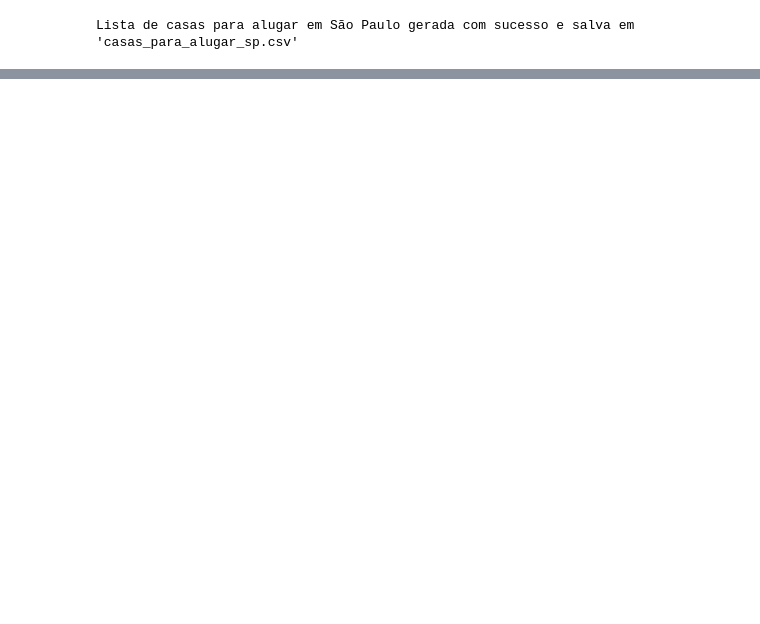
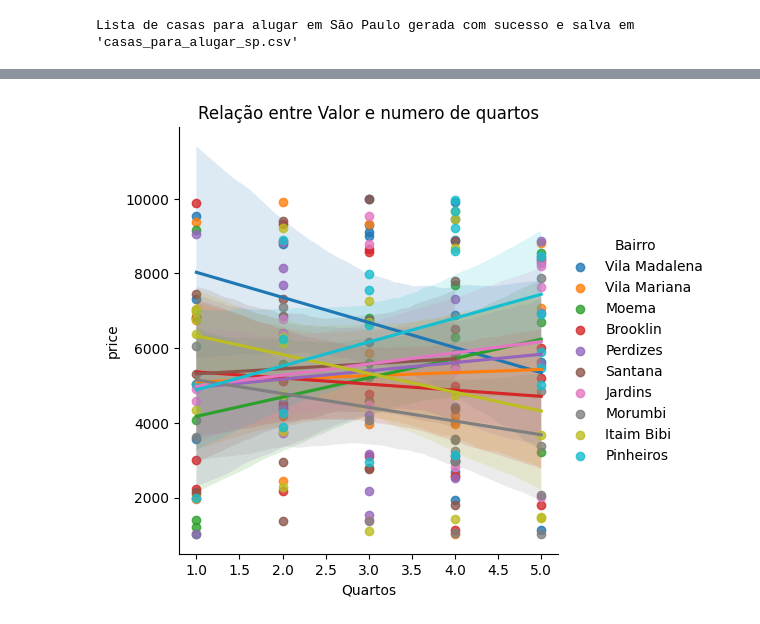
Before and after one commit to vivzaraujo/Curso_ada_tech, a Jupyter notebook: apartamentos_em_sao_paulo.ipynb, the cells around one changed output, grey strips where cells are left out. Saved outputs shown, nothing was run; the diff lists cells and outputs as text; code cells hidden in the pictures; blank space fills up the shorter version.

Commit message:
Inclusão de gráficos de regressão Linear

```diff
--- a/apartamentos_em_sao_paulo.ipynb
+++ b/apartamentos_em_sao_paulo.ipynb
@@ -142,0 +143,21 @@ print(bairros_aleatorios)
+# %%
+import seaborn as sns
+import pandas as pd
+import matplotlib.pyplot as plt
+
+# Filtrar o DataFrame para remover valores nulos em 'age' e 'fare'
+casas_para_alugar = casas_para_alugar.dropna(subset=['Quartos', 'Price'])
+
+# Criar um gráfico de regressão linear/ Combinação dos gráficos scatterplot e linear
+sns.lmplot(x='Quartos', y='Price', data=casas_para_alugar, hue = 'Bairro' )
+           ##, data=titanic, hue = 'sex'
+
+# Adicionar título e rótulos aos eixos
+plt.title('Relação entre Valor e numero de quartos')
+plt.xlabel('Quartos')
+plt.ylabel('price')
+
+# Mostrar o gráfico
+plt.show()
+# %% [output]
+[figure, added]
```
Also changed, not shown: parts of 5 cells of this notebook.
